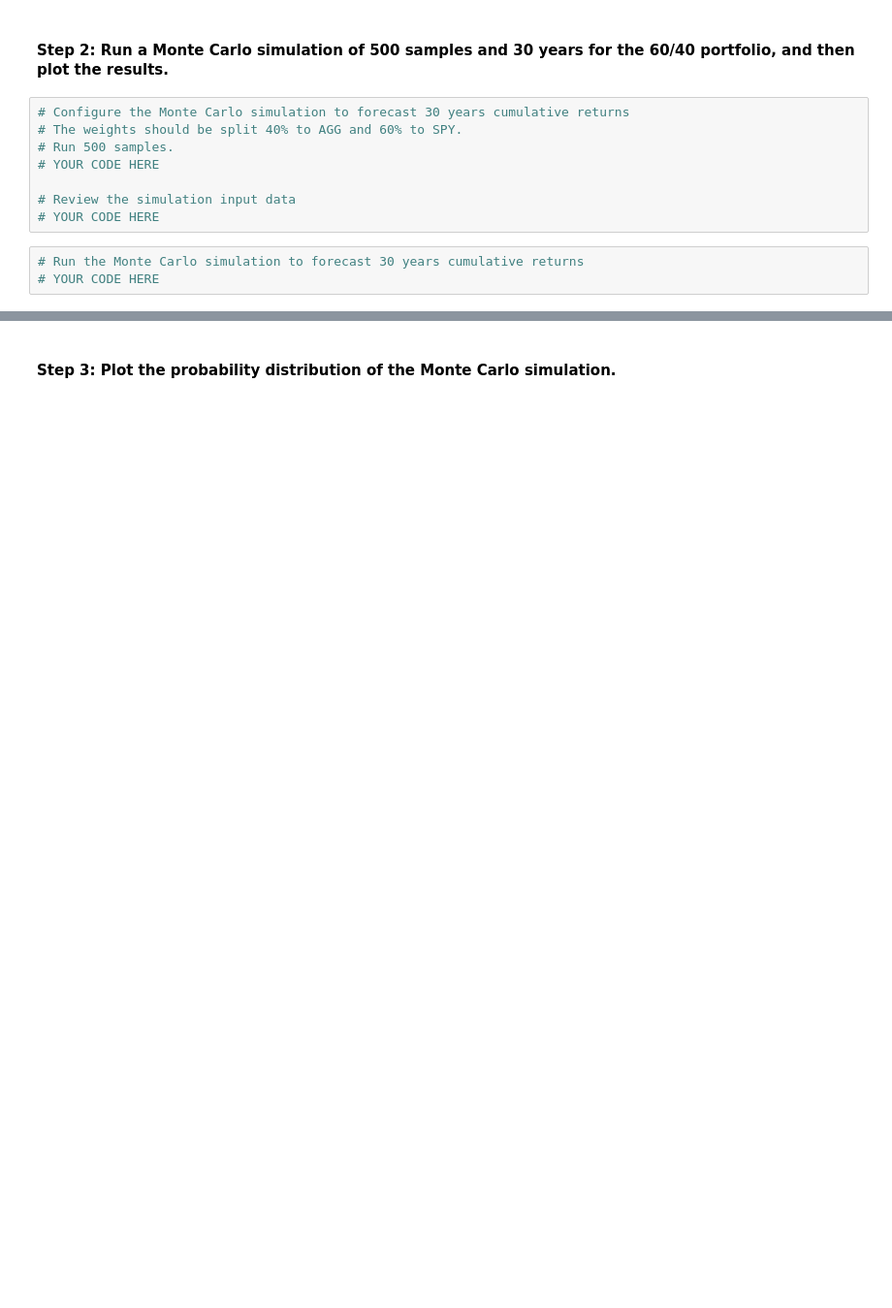
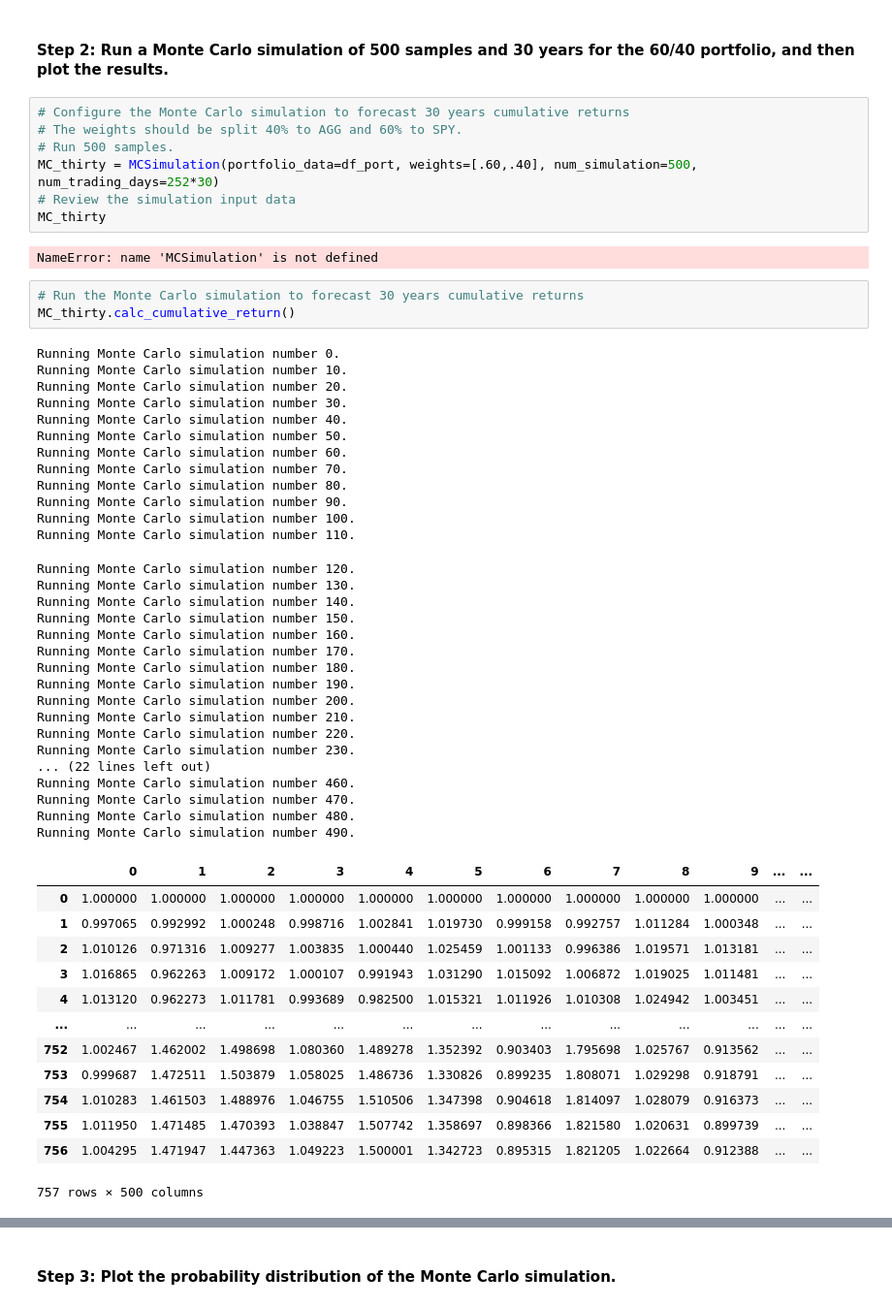
Before and after one commit to agnesmaria1/Financial-Planning, a Jupyter notebook: Financial Planning/financial_planning_tools.ipynb, the cells around one changed output, grey strips where cells are left out. Shown at 97% size. Drawn from its saved outputs; the diff is of its cells as text; blank space fills up the shorter version.

```diff
--- a/Financial Planning/financial_planning_tools.ipynb
+++ b/Financial Planning/financial_planning_tools.ipynb
@@ -434,13 +451,57 @@ In this section, you’ll use the MCForecastTools library to create a Monte Carl
 # Configure the Monte Carlo simulation to forecast 30 years cumulative returns
 # The weights should be split 40% to AGG and 60% to SPY.
 # Run 500 samples.
-# YOUR CODE HERE
-
+MC_thirty = MCSimulation(portfolio_data=df_port, weights=[.60,.40], num_simulation=500, num_trading_days=252*30)
 # Review the simulation input data
-# YOUR CODE HERE
+MC_thirty
+# %% [output]
+NameError: name 'MCSimulation' is not defined
 # %%
 # Run the Monte Carlo simulation to forecast 30 years cumulative returns
-# YOUR CODE HERE
+MC_thirty.calc_cumulative_return()
+# %% [output]
+Running Monte Carlo simulation number 0.
+Running Monte Carlo simulation number 10.
+Running Monte Carlo simulation number 20.
+Running Monte Carlo simulation number 30.
+Running Monte Carlo simulation number 40.
+Running Monte Carlo simulation number 50.
+Running Monte Carlo simulation number 60.
+Running Monte Carlo simulation number 70.
+Running Monte Carlo simulation number 80.
+Running Monte Carlo simulation number 90.
+Running Monte Carlo simulation number 100.
+Running Monte Carlo simulation number 110.
+Running Monte Carlo simulation number 120.
+Running Monte Carlo simulation number 130.
+Running Monte Carlo simulation number 140.
+Running Monte Carlo simulation number 150.
+Running Monte Carlo simulation number 160.
+Running Monte Carlo simulation number 170.
+Running Monte Carlo simulation number 180.
+Running Monte Carlo simulation number 190.
+Running Monte Carlo simulation number 200.
+Running Monte Carlo simulation number 210.
+Running Monte Carlo simulation number 220.
+Running Monte Carlo simulation number 230.
+... (22 lines left out)
+Running Monte Carlo simulation number 460.
+Running Monte Carlo simulation number 470.
+Running Monte Carlo simulation number 480.
+Running Monte Carlo simulation number 490.
+|  | 0 | 1 | 2 | 3 | 4 | 5 | 6 | 7 | 8 | 9 | ... | ... |
+| 0 | 1.000000 | 1.000000 | 1.000000 | 1.000000 | 1.000000 | 1.000000 | 1.000000 | 1.000000 | 1.000000 | 1.000000 | ... | ... |
+| 1 | 0.997065 | 0.992992 | 1.000248 | 0.998716 | 1.002841 | 1.019730 | 0.999158 | 0.992757 | 1.011284 | 1.000348 | ... | ... |
+| 2 | 1.010126 | 0.971316 | 1.009277 | 1.003835 | 1.000440 | 1.025459 | 1.001133 | 0.996386 | 1.019571 | 1.013181 | ... | ... |
+| 3 | 1.016865 | 0.962263 | 1.009172 | 1.000107 | 0.991943 | 1.031290 | 1.015092 | 1.006872 | 1.019025 | 1.011481 | ... | ... |
+| 4 | 1.013120 | 0.962273 | 1.011781 | 0.993689 | 0.982500 | 1.015321 | 1.011926 | 1.010308 | 1.024942 | 1.003451 | ... | ... |
+| ... | ... | ... | ... | ... | ... | ... | ... | ... | ... | ... | ... | ... |
+| 752 | 1.002467 | 1.462002 | 1.498698 | 1.080360 | 1.489278 | 1.352392 | 0.903403 | 1.795698 | 1.025767 | 0.913562 | ... | ... |
+| 753 | 0.999687 | 1.472511 | 1.503879 | 1.058025 | 1.486736 | 1.330826 | 0.899235 | 1.808071 | 1.029298 | 0.918791 | ... | ... |
+| 754 | 1.010283 | 1.461503 | 1.488976 | 1.046755 | 1.510506 | 1.347398 | 0.904618 | 1.814097 | 1.028079 | 0.916373 | ... | ... |
+| 755 | 1.011950 | 1.471485 | 1.470393 | 1.038847 | 1.507742 | 1.358697 | 0.898366 | 1.821580 | 1.020631 | 0.899739 | ... | ... |
+| 756 | 1.004295 | 1.471947 | 1.447363 | 1.049223 | 1.500001 | 1.342723 | 0.895315 | 1.821205 | 1.022664 | 0.912388 | ... | ... |
+757 rows × 500 columns
 # %%
 # Visualize the 30-year Monte Carlo simulation by creating an
 # overlay line plot
```
Also changed, not shown: parts of 22 cells of this notebook.
